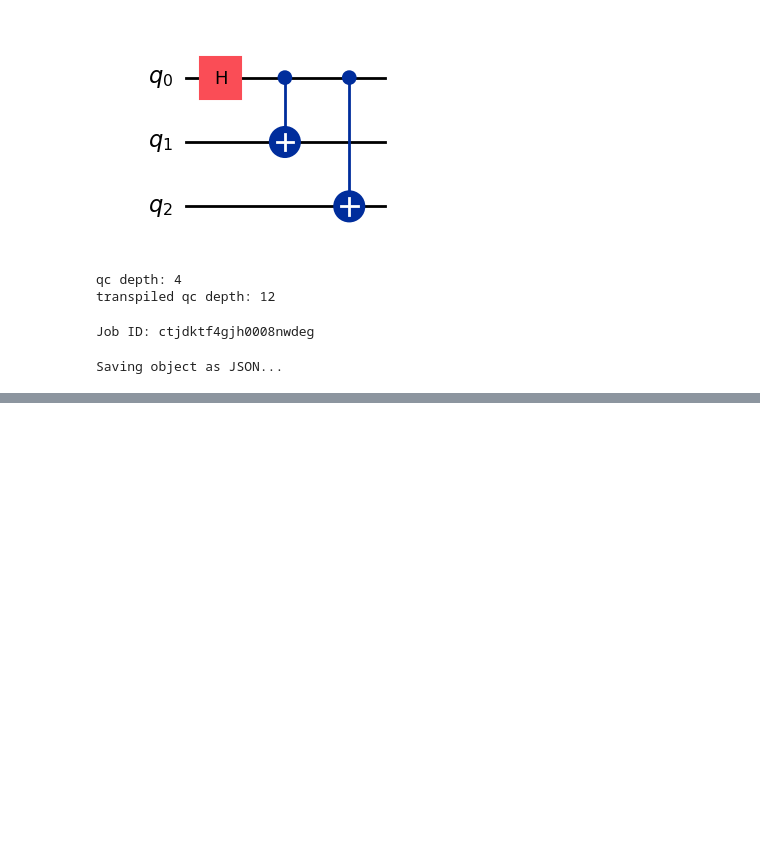
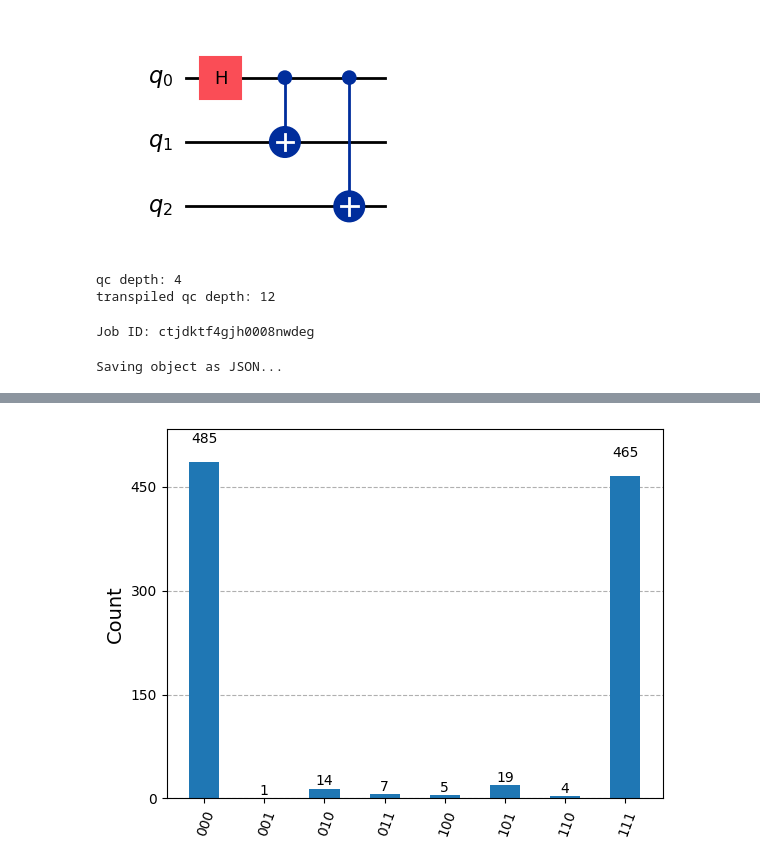
Before and after one commit to Dpbm/ghz, a Jupyter notebook: osaka-test.ipynb, the cells around one changed output, grey strips where cells are left out. Drawn from its saved outputs; the diff is of its cells as text; code cells hidden in the pictures; blank space fills up the shorter version.

```diff
--- a/osaka-test.ipynb
+++ b/osaka-test.ipynb
@@ -71,3 +69,8 @@ job_data = {"id":job.job_id()}
 save_obj(job_data, "ghz-state-osaka-test-job.json")
 # %% [output]
 Saving object as JSON...
+# %%
+job = service.job("ctjdktf4gjh0008nwdeg")
+# %%
+results = job.result()[0].data.meas.get_counts()
+results
@@ -73,0 +86,6 @@ Saving object as JSON...
+# %%
+fig = plot_histogram(results)
+fig.savefig("small-ghz-counts.png", bbox_inches='tight')
+display(fig)
+# %% [output]
+[figure, added]
```
Also changed, not shown: parts of 10 cells of this notebook, 3 other files.
